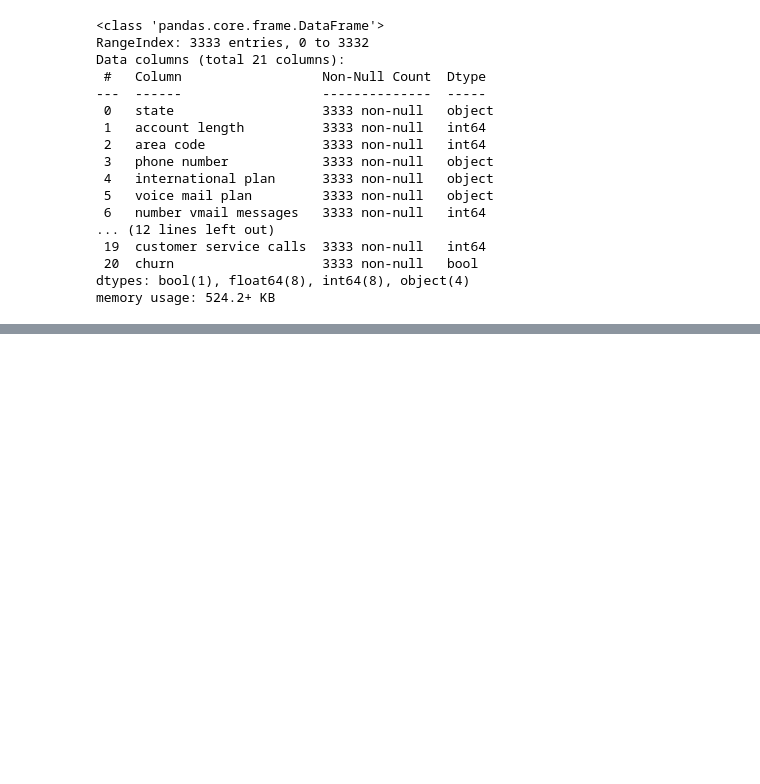
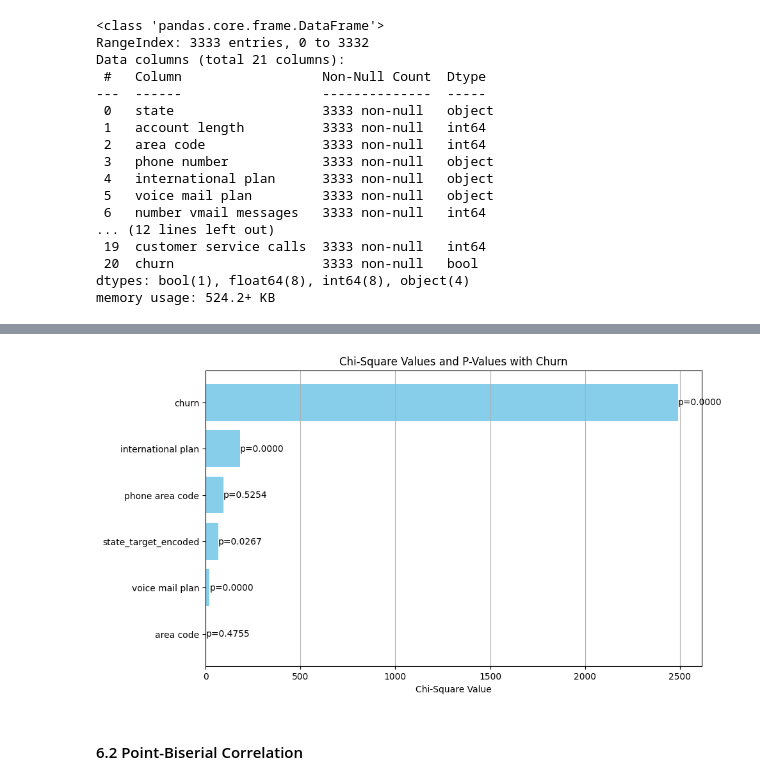
Before and after one commit to robbymumo/Phase-3-Project, a Jupyter notebook: index.ipynb, the cells around one changed output, grey strips where cells are left out. Cells and saved outputs as stored; diff of their text form; code cells hidden in the pictures; blank space fills up the shorter version.

```diff
--- a/index.ipynb
+++ b/index.ipynb
@@ -241,0 +520,6 @@ memory usage: 546.8+ KB
+# %%
+target_encoder = ce.TargetEncoder(cols=['state'])
+df['state_target_encoded'] = target_encoder.fit_transform(df['state'], df['churn'])
+
+# Drop the original 'state' column
+df.drop('state', axis=1, inplace=True)
@@ -241,0 +532,5 @@ memory usage: 546.8+ KB
+# %%
+from sklearn.model_selection import train_test_split
+# 'test_size' specifies the proportion of the dataset to include in the test split
+# 'random_state' ensures reproducibility by fixing the random seed
+train_df, test_df = train_test_split(df, test_size=0.25, random_state=42)
@@ -241,0 +569,9 @@ memory usage: 546.8+ KB
+# %%
+
+# Assuming train_df.columns contains all column names
+categorical_features = ['international plan', 'voice mail plan', 'area code', 'phone area code', 'state_target_encoded', 'churn']
+# Assuming categorical features are 'international plan', 'voice mail plan', 'area code', etc.
+for column in categorical_features:
+    contingency_table = pd.crosstab(train_df[column], train_df['churn'])
+    chi2, p_val, dof, expected = chi2_contingency(contingency_table)
+    print(f"Chi-Square for {column}: {chi2}, p-value: {p_val}")
@@ -242 +585,38 @@ memory usage: 546.8+ KB
+# %%
+categorical_features = [
+    'international plan', 'voice mail plan', 'area code',
+    'phone area code', 'state_target_encoded', 'churn'
+]
+
+chi2_values = []
+p_values = []  # To store p-values
+
+for column in categorical_features:
+    contingency_table = pd.crosstab(train_df[column], train_df['churn'])
+    chi2, p_val, _, _ = chi2_contingency(contingency_table)
+    chi2_values.append(chi2)
+    p_values.append(p_val)
+
+# Sort features based on Chi-Square values in descending order
+sorted_indices = sorted(range(len(chi2_values)), key=lambda k: chi2_values[k], reverse=False)
+sorted_features = [categorical_features[i] for i in sorted_indices]
+sorted_chi2_values = [chi2_values[i] for i in sorted_indices]
+sorted_p_values = [p_values[i] for i in sorted_indices]
+
+# Plotting the Chi-Square values and p-values for each categorical feature in descending order
+plt.figure(figsize=(10, 6))
+bar_plot = plt.barh(sorted_features, sorted_chi2_values, color='skyblue')
+plt.xlabel('Chi-Square Value')
+plt.title('Chi-Square Values and P-Values with Churn')
+plt.grid(axis='x')
+
+# Adding p-values as text labels on the plot
+for i, v in enumerate(sorted_chi2_values):
+    plt.text(v + 0.01, i, f'p={sorted_p_values[i]:.4f}', color='black', va='center')
+
+plt.show()
+# %% [output]
+[figure, added]
+# %% [markdown]
+#### 6.2 Point-Biserial Correlation
 # %%
```
Also changed, not shown: parts of 263 cells of this notebook, 3 other files.
